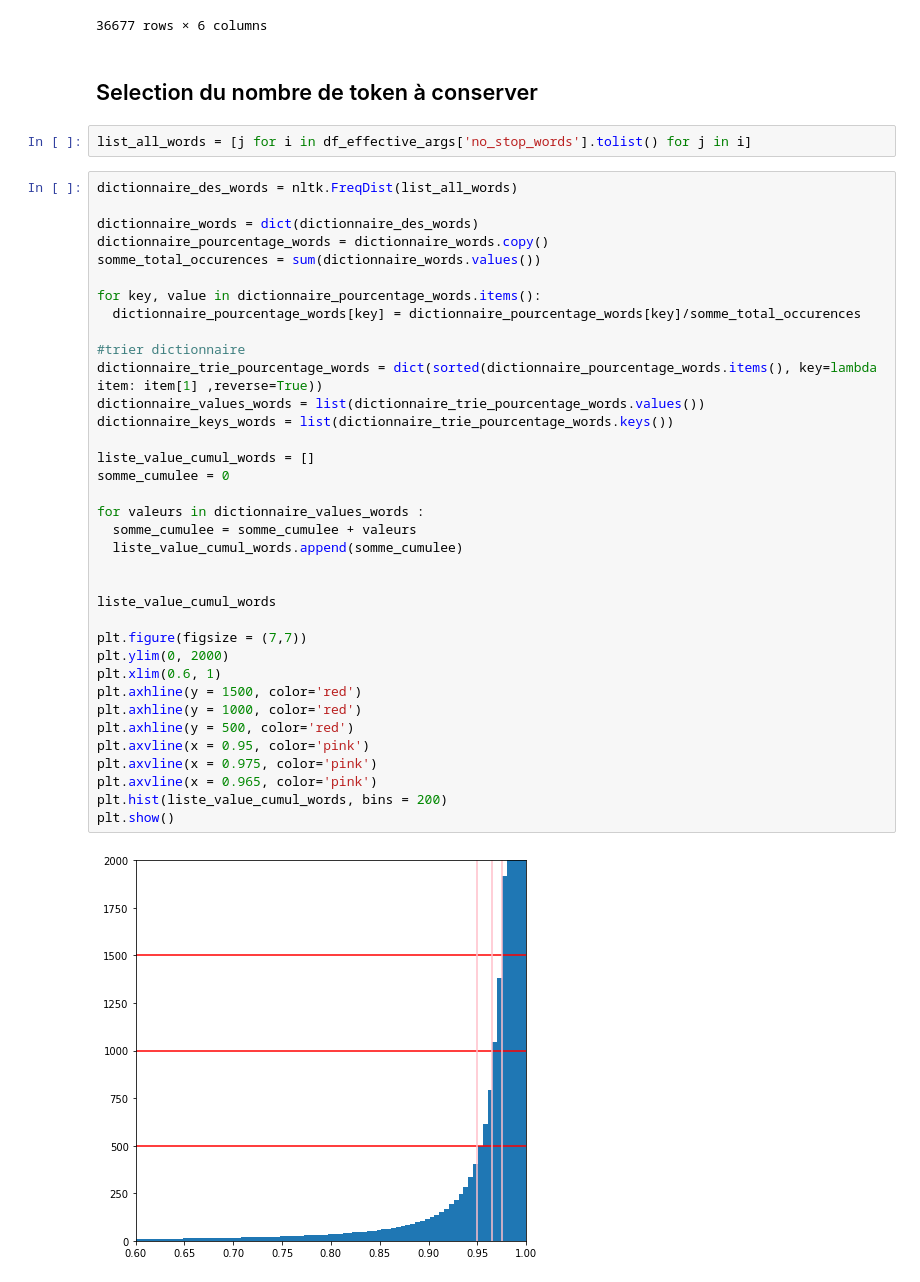
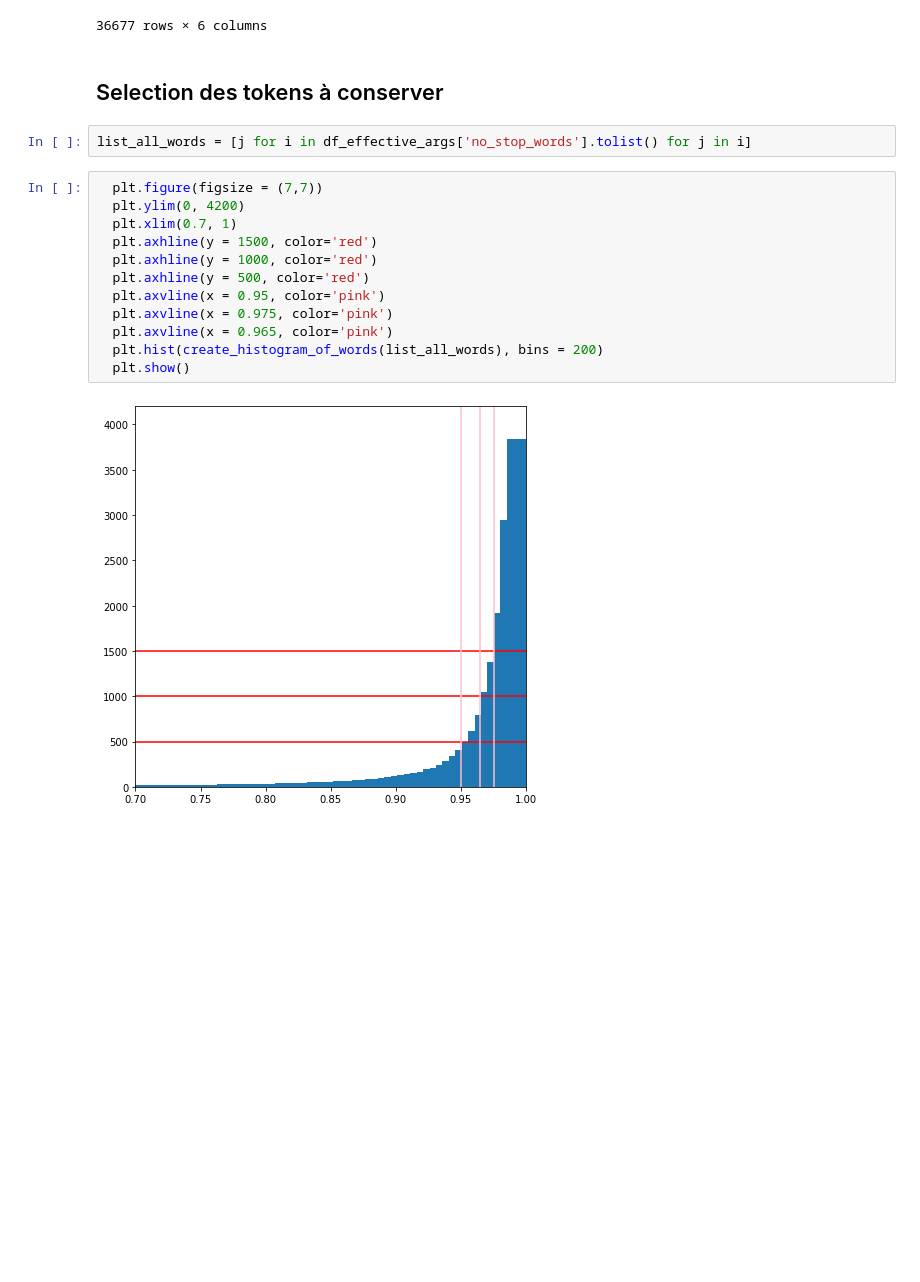
Before and after one commit to bonnefco/P8, a Jupyter notebook: P8_EDA_TF_IDF_MODELS.ipynb, the cells around one changed output. Saved outputs shown, nothing was run; the diff lists cells and outputs as text; blank space fills up the shorter version.

```diff
--- a/P8_EDA_TF_IDF_MODELS.ipynb
+++ b/P8_EDA_TF_IDF_MODELS.ipynb
@@ -124,45 +150,21 @@ df_effective_args
 | 36676 | In conclusion asking for an opini... | Concluding Statement | Ineffective | [in, conclusion, asking, for, an,... | [in, conclusion, asking, for, an,... | ... |
 36677 rows × 6 columns
 # %% [markdown]
-## Selection du nombre de token à conserver
+## Selection des tokens à conserver
 # %%
 list_all_words = [j for i in df_effective_args['no_stop_words'].tolist() for j in i]
 # %%
-dictionnaire_des_words = nltk.FreqDist(list_all_words)
-
-dictionnaire_words = dict(dictionnaire_des_words)
-dictionnaire_pourcentage_words = dictionnaire_words.copy()
-somme_total_occurences = sum(dictionnaire_words.values())
-
-for key, value in dictionnaire_pourcentage_words.items():
-  dictionnaire_pourcentage_words[key] = dictionnaire_pourcentage_words[key]/somme_total_occurences
-
-#trier dictionnaire
-dictionnaire_trie_pourcentage_words = dict(sorted(dictionnaire_pourcentage_words.items(), key=lambda item: item[1] ,reverse=True))
-dictionnaire_values_words = list(dictionnaire_trie_pourcentage_words.values())
-dictionnaire_keys_words = list(dictionnaire_trie_pourcentage_words.keys())
-
-liste_value_cumul_words = []
-somme_cumulee = 0
-
-for valeurs in dictionnaire_values_words :
-  somme_cumulee = somme_cumulee + valeurs
-  liste_value_cumul_words.append(somme_cumulee)
-
-
-liste_value_cumul_words
-
-plt.figure(figsize = (7,7))
-plt.ylim(0, 2000)
-plt.xlim(0.6, 1)
-plt.axhline(y = 1500, color='red')
-plt.axhline(y = 1000, color='red')
-plt.axhline(y = 500, color='red')
-plt.axvline(x = 0.95, color='pink')
-plt.axvline(x = 0.975, color='pink')
-plt.axvline(x = 0.965, color='pink')
-plt.hist(liste_value_cumul_words, bins = 200)
-plt.show()
+  plt.figure(figsize = (7,7))
+  plt.ylim(0, 4200)
+  plt.xlim(0.7, 1)
+  plt.axhline(y = 1500, color='red')
+  plt.axhline(y = 1000, color='red')
+  plt.axhline(y = 500, color='red')
+  plt.axvline(x = 0.95, color='pink')
+  plt.axvline(x = 0.975, color='pink')
+  plt.axvline(x = 0.965, color='pink')
+  plt.hist(create_histogram_of_words(list_all_words), bins = 200)
+  plt.show()
 # %% [output]
-[figure, old version]
+[figure, new version]
 # %% [markdown]
```
Also changed, not shown: parts of 39 cells of this notebook.
